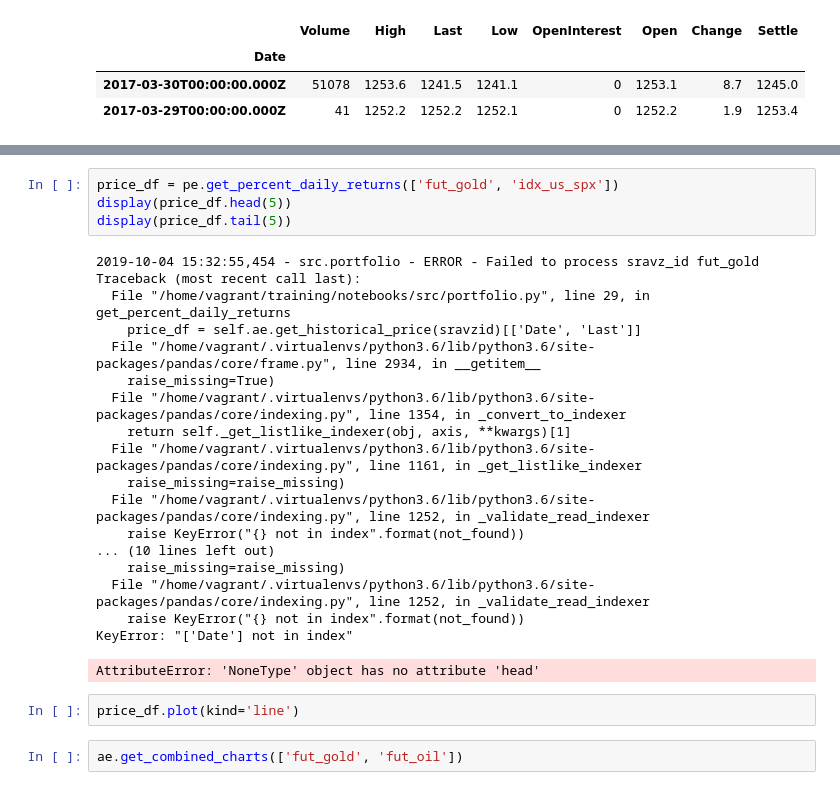
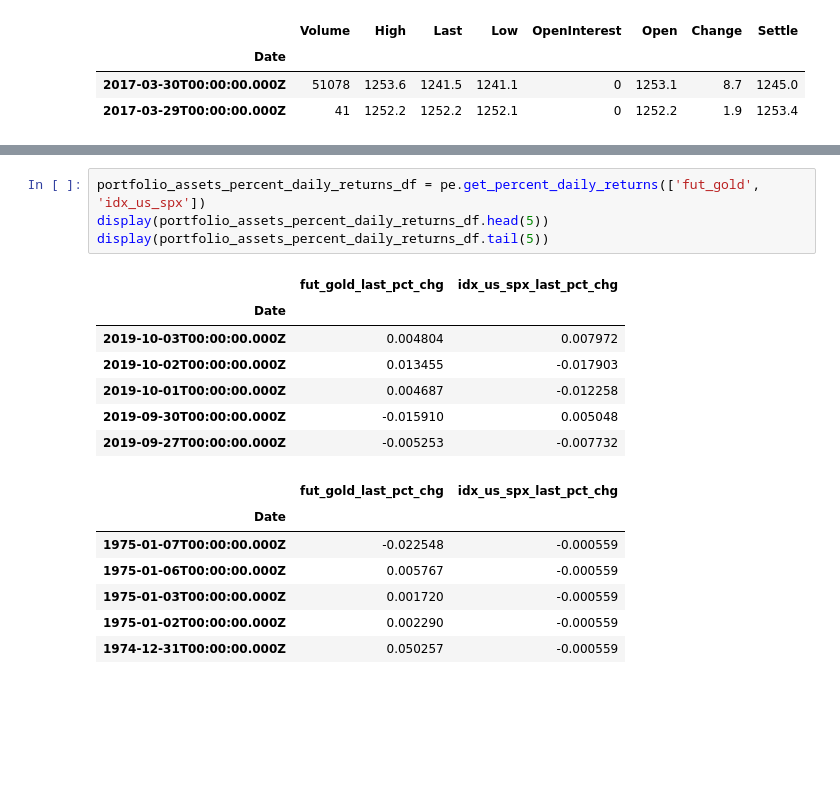
Before and after one commit to sravzpublic/training, a Jupyter notebook: notebooks/Covariance Analysis.ipynb, the cells around one changed output, grey strips where cells are left out. Saved outputs shown, nothing was run; the diff lists cells and outputs as text; blank space fills up the shorter version.

```diff
--- a/notebooks/Covariance Analysis.ipynb
+++ b/notebooks/Covariance Analysis.ipynb
@@ -25,27 +25,19 @@ fut_gold_price_df['Last'].plot(kind='line')
 # %%
-price_df = pe.get_percent_daily_returns(['fut_gold', 'idx_us_spx'])
-display(price_df.head(5))
-display(price_df.tail(5))
+portfolio_assets_percent_daily_returns_df = pe.get_percent_daily_returns(['fut_gold', 'idx_us_spx'])
+display(portfolio_assets_percent_daily_returns_df.head(5))
+display(portfolio_assets_percent_daily_returns_df.tail(5))
 # %% [output]
-2019-10-04 15:32:55,454 - src.portfolio - ERROR - Failed to process sravz_id fut_gold
-Traceback (most recent call last):
-  File "/home/vagrant/training/notebooks/src/portfolio.py", line 29, in get_percent_daily_returns
-    price_df = self.ae.get_historical_price(sravzid)[['Date', 'Last']]
-  File "/home/vagrant/.virtualenvs/python3.6/lib/python3.6/site-packages/pandas/core/frame.py", line 2934, in __getitem__
-    raise_missing=True)
-  File "/home/vagrant/.virtualenvs/python3.6/lib/python3.6/site-packages/pandas/core/indexing.py", line 1354, in _convert_to_indexer
-    return self._get_listlike_indexer(obj, axis, **kwargs)[1]
-  File "/home/vagrant/.virtualenvs/python3.6/lib/python3.6/site-packages/pandas/core/indexing.py", line 1161, in _get_listlike_indexer
-    raise_missing=raise_missing)
-  File "/home/vagrant/.virtualenvs/python3.6/lib/python3.6/site-packages/pandas/core/indexing.py", line 1252, in _validate_read_indexer
-    raise KeyError("{} not in index".format(not_found))
-... (10 lines left out)
-    raise_missing=raise_missing)
-  File "/home/vagrant/.virtualenvs/python3.6/lib/python3.6/site-packages/pandas/core/indexing.py", line 1252, in _validate_read_indexer
-    raise KeyError("{} not in index".format(not_found))
-KeyError: "['Date'] not in index"
-AttributeError: 'NoneType' object has no attribute 'head'
+|  | fut_gold_last_pct_chg | idx_us_spx_last_pct_chg |
+| Date |  |  |
+| 2019-10-03T00:00:00.000Z | 0.004804 | 0.007972 |
+| 2019-10-02T00:00:00.000Z | 0.013455 | -0.017903 |
+| 2019-10-01T00:00:00.000Z | 0.004687 | -0.012258 |
+| 2019-09-30T00:00:00.000Z | -0.015910 | 0.005048 |
+| 2019-09-27T00:00:00.000Z | -0.005253 | -0.007732 |
+|  | fut_gold_last_pct_chg | idx_us_spx_last_pct_chg |
+| Date |  |  |
+| 1975-01-07T00:00:00.000Z | -0.022548 | -0.000559 |
+| 1975-01-06T00:00:00.000Z | 0.005767 | -0.000559 |
+| 1975-01-03T00:00:00.000Z | 0.001720 | -0.000559 |
+| 1975-01-02T00:00:00.000Z | 0.002290 | -0.000559 |
+| 1974-12-31T00:00:00.000Z | 0.050257 | -0.000559 |
-# %%
-price_df.plot(kind='line')
-# %%
-ae.get_combined_charts(['fut_gold', 'fut_oil'])
```
Also changed, not shown: parts of 3 cells of this notebook, 2 other files.
